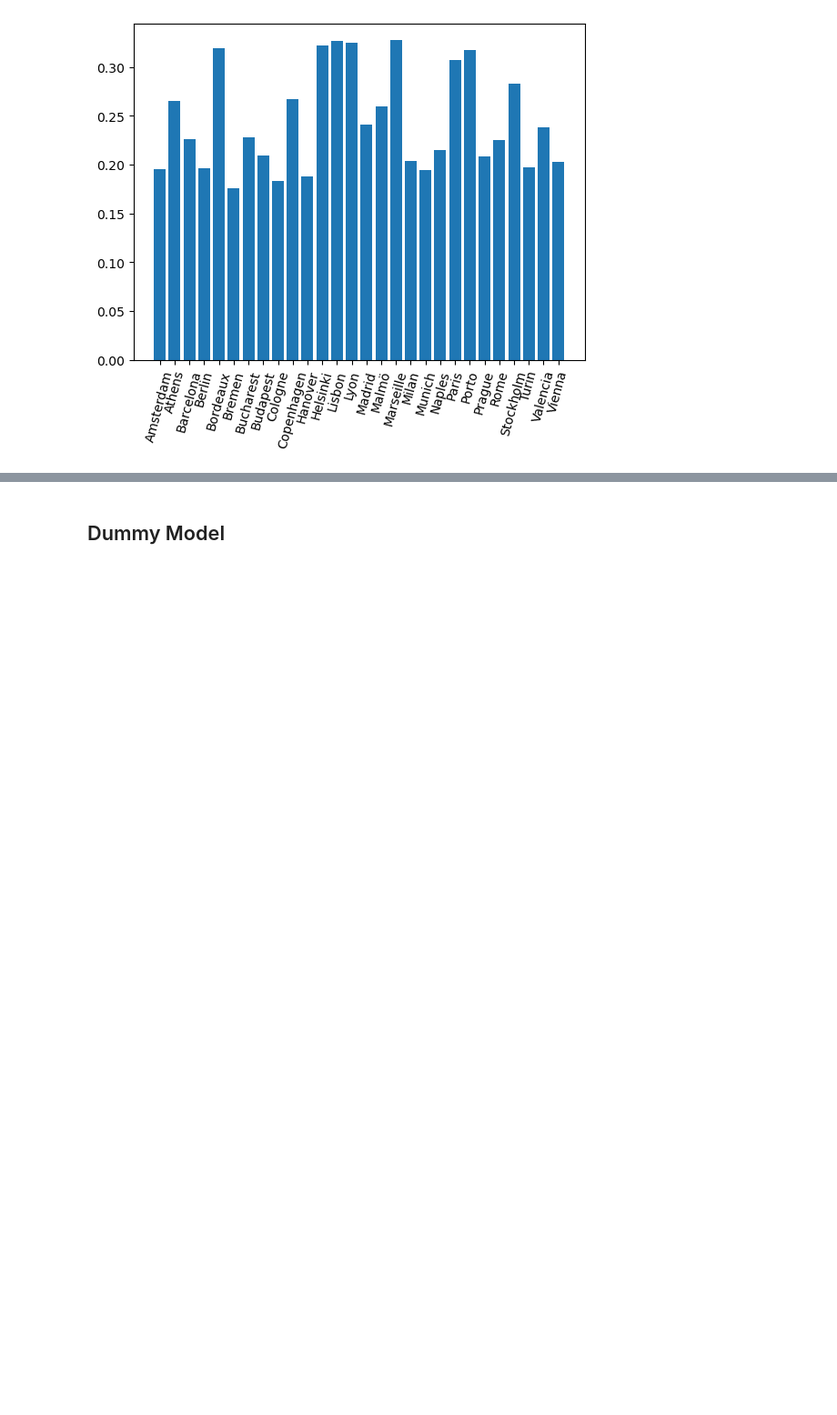
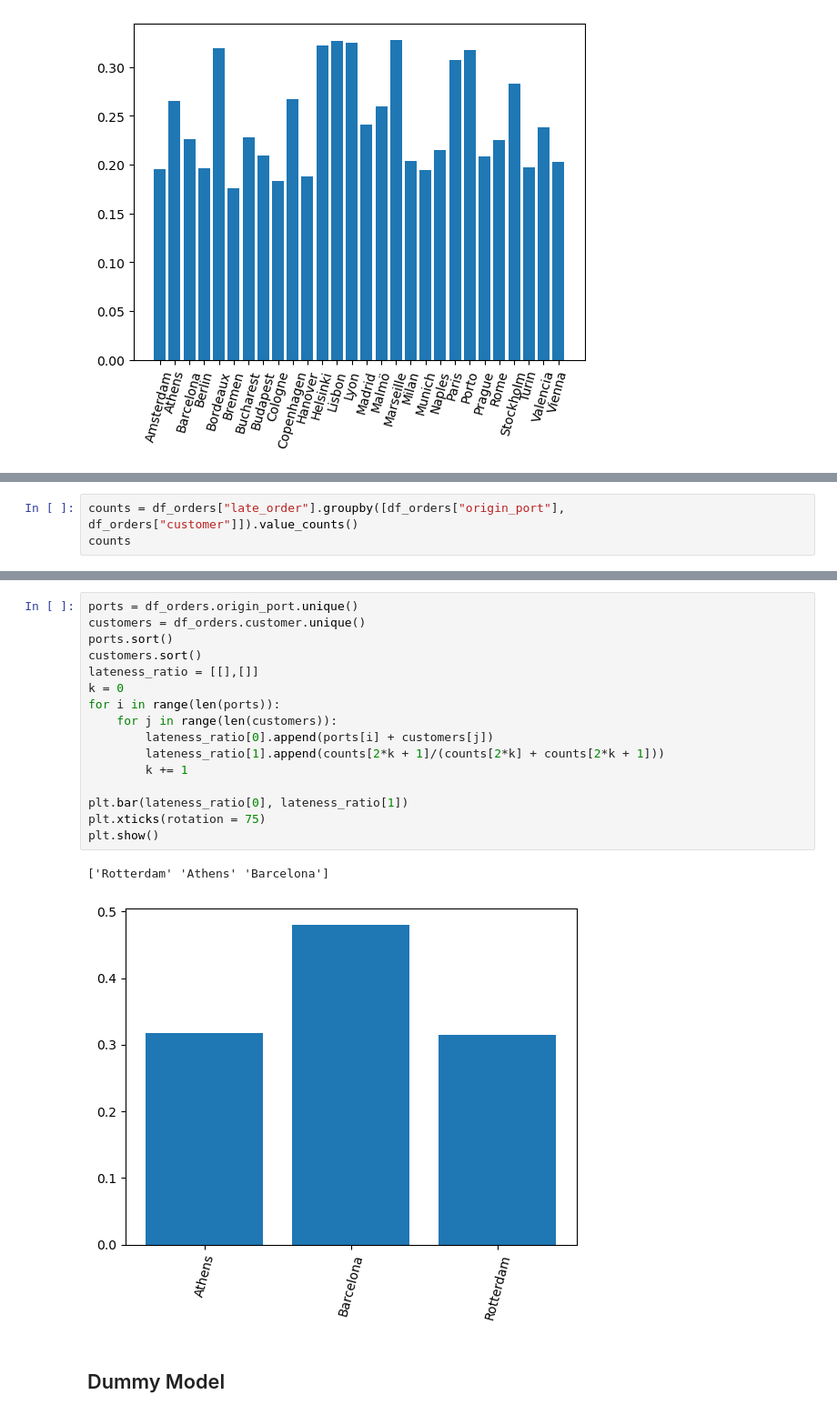
Before and after one commit to oriolmayne/DatathonFME_2022_Accenture, a Jupyter notebook: NotebookOriol.ipynb, the cells around one changed output, grey strips where cells are left out. Shown at 91% size. Saved outputs shown, nothing was run; the diff lists cells and outputs as text; blank space fills up the shorter version.

```diff
--- a/NotebookOriol.ipynb
+++ b/NotebookOriol.ipynb
@@ -99,0 +95,3 @@ plt.show()
+# %%
+counts = df_orders["late_order"].groupby([df_orders["origin_port"], df_orders["customer"]]).value_counts()
+counts
@@ -100,3 +112,22 @@ plt.show()
+# %%
+ports = df_orders.origin_port.unique()
+customers = df_orders.customer.unique()
+ports.sort()
+customers.sort()
+lateness_ratio = [[],[]]
+k = 0
+for i in range(len(ports)):
+    for j in range(len(customers)):
+        lateness_ratio[0].append(ports[i] + customers[j])
+        lateness_ratio[1].append(counts[2*k + 1]/(counts[2*k] + counts[2*k + 1]))
+        k += 1
+
+plt.bar(lateness_ratio[0], lateness_ratio[1])
+plt.xticks(rotation = 75)
+plt.show()
+# %% [output]
+['Rotterdam' 'Athens' 'Barcelona']
+[figure, added]
 # %% [markdown]
 ## Dummy Model
 # %%
```
Also changed, not shown: parts of 5 cells of this notebook.
